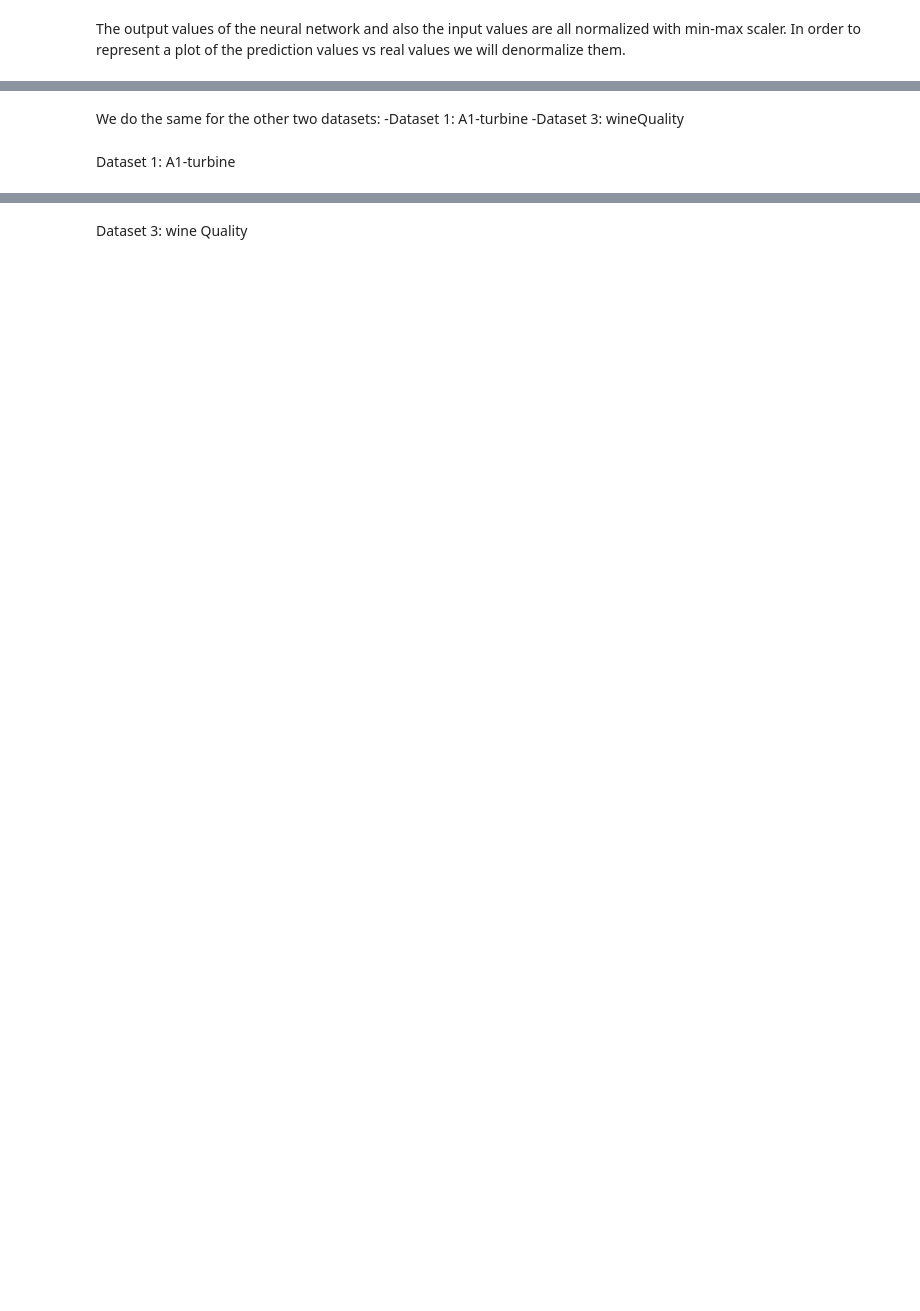
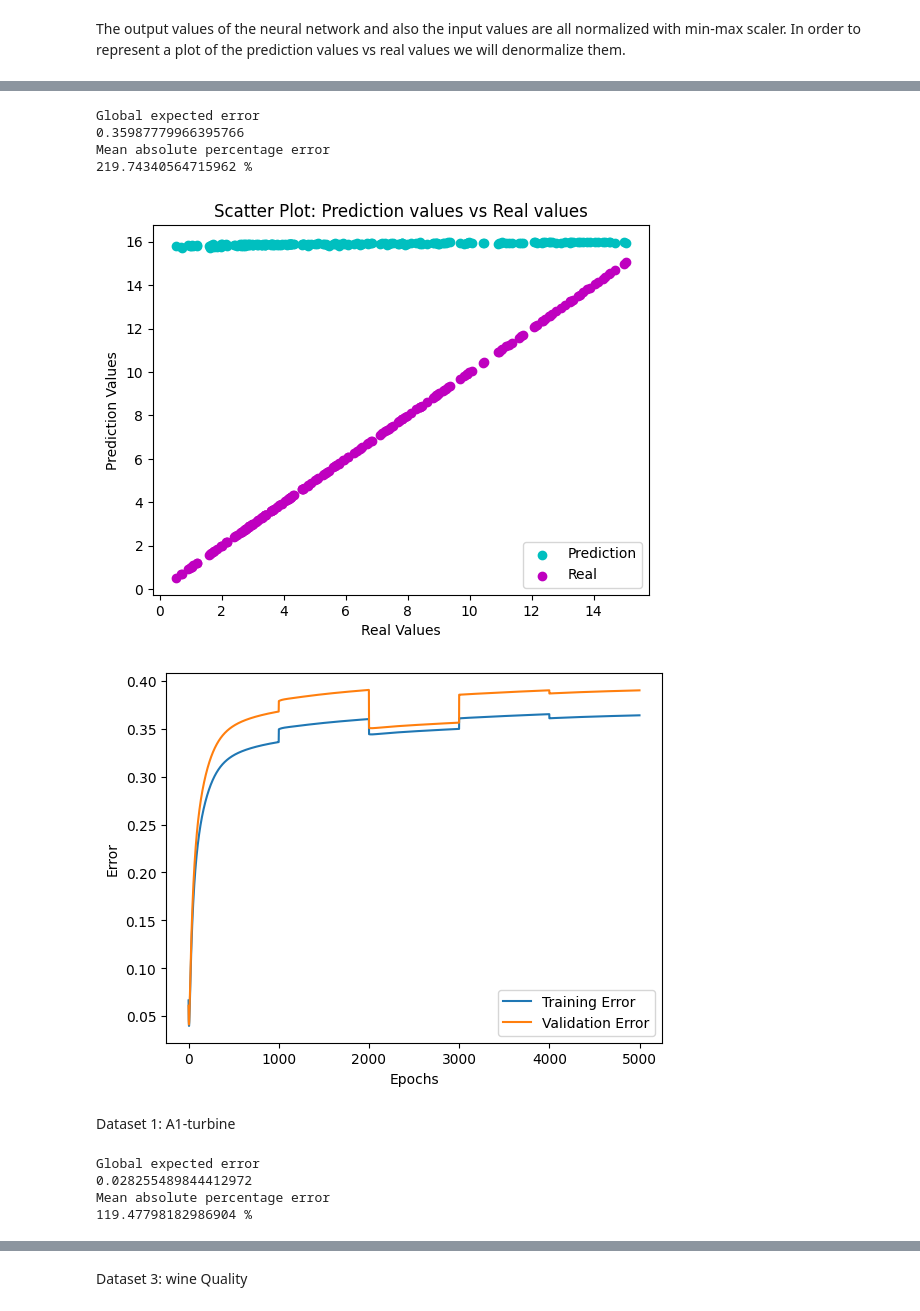
Before and after one commit to Natzaret/Natzaret, a Jupyter notebook: NEC_Exercise_1.ipynb, the cells around one changed output, grey strips where cells are left out. Saved outputs shown, nothing was run; the diff lists cells and outputs as text; code cells hidden in the pictures; blank space fills up the shorter version.

```diff
--- a/NEC_Exercise_1.ipynb
+++ b/NEC_Exercise_1.ipynb
@@ -439,12 +499,76 @@ plt.show()
-# %% [markdown]
-We do the same for the other two datasets:
--Dataset 1: A1-turbine
--Dataset 3: wineQuality
+# %%
+model = MyNeuralNetwork(n_units=[1, 9, 9, 1], epochs=1000, learning_rate=0.02, momentum=0.4, activation='sigmoid', validation_percentage=0.30)
+global_expected_error = model.cross_validate(X_train_synthetic, y_train_synthetic)
+print("Global expected error")
+print(global_expected_error)
+#training_error, validation_error = model.fit(X_train_synthetic, y_train_synthetic)
+model.fit(X_train_synthetic, y_train_synthetic)
+# Make predictions using the trained model
+predictions = model.predict(X_test_synthetic)
+# We calculate the MAPE
+mape = 100 * np.mean(np.abs((predictions - y_test_synthetic)/y_test_synthetic))
+print("Mean absolute percentage error")
+print(mape, "%")
+# %% [output]
+Global expected error
+0.35987779966395766
+Mean absolute percentage error
+219.74340564715962 %
+# %%
+# De-normalize the prediction values and real values
+denormalizedPredictionResults = scaler_synthetic.inverse_transform(predictions)
+denormalizedRealResults = scaler_synthetic.inverse_transform(y_test_synthetic)
+
+# Scatter plot of the prediction values vs real values
+# Create scatter plot
+plt.scatter(denormalizedRealResults, denormalizedPredictionResults, c='c', label='Prediction')
+plt.scatter(denormalizedRealResults, denormalizedRealResults, c='m', label='Real')
+# Add labels and title
+plt.xlabel('Real Values')
+plt.ylabel('Prediction Values')
+plt.title('Scatter Plot: Prediction values vs Real values')
+# Add a legend
+plt.legend()
+# Show the plot
+plt.show()
+
+# Evolution of the training and validation error as a function of the number of epochs
+# Dataset 2: A1-synthetic
+training_errors, validation_errors = model.loss_epochs()
+plt.plot(training_errors, label='Training Error')
+plt.plot(validation_errors, label='Validation Error')
+plt.legend()
+plt.xlabel('Epochs')
+plt.ylabel('Error')
+plt.show()
+# %% [output]
+[figure, added]
+[figure, added]
 # %% [markdown]
 Dataset 1: A1-turbine
 # %%
 # A1-turbine
-model = MyNeuralNetwork(n_units=[1, 9, 9, 1], epochs=1000, learning_rate=0.02, momentum=0.4, activation='sigmoid', validation_percentage=0.30)
+
+
+# Create an instance of MyNeuralNetwork and train the model
+# We choose the parameters with the best results
+model = MyNeuralNetwork(n_units=[3, 4, 9, 9, 1], epochs=1000, learning_rate=0.01, momentum=0.4, activation='sigmoid', validation_percentage=0.30)
 global_expected_error = model.cross_validate(X_train_turbine, y_train_turbine)
 print("Global expected error")
 print(global_expected_error)
+
+#training_error, validation_error = model.fit(X_train_synthetic, y_train_synthetic)
+model.fit(X_train_turbine, y_train_turbine)
+
+# Make predictions using the trained model
+predictions = model.predict(X_test_turbine)
+# We calculate the MAPE
+# We will calculate the average percentage error across all data points
+mape = 100 * np.mean(np.abs((predictions - y_test_turbine)/y_test_turbine))
+print("Mean absolute percentage error")
+print(mape, "%")
+# %% [output]
+Global expected error
+0.028255489844412972
+Mean absolute percentage error
+119.47798182986904 %
```
Also changed, not shown: parts of 36 cells of this notebook.
